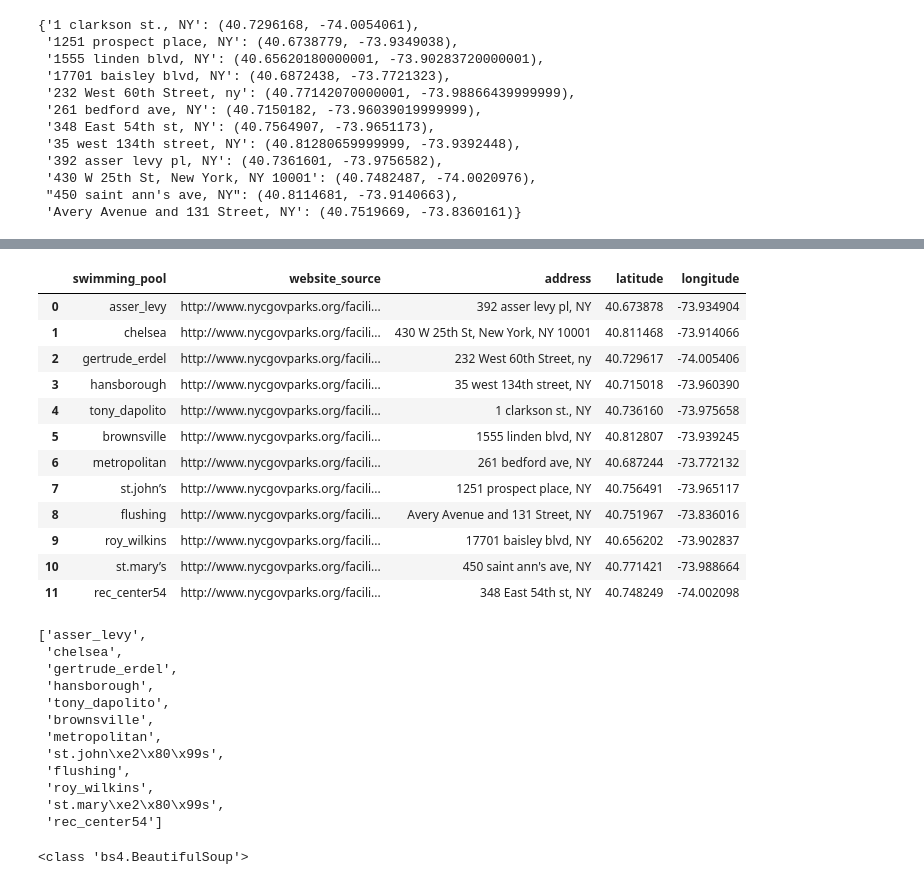
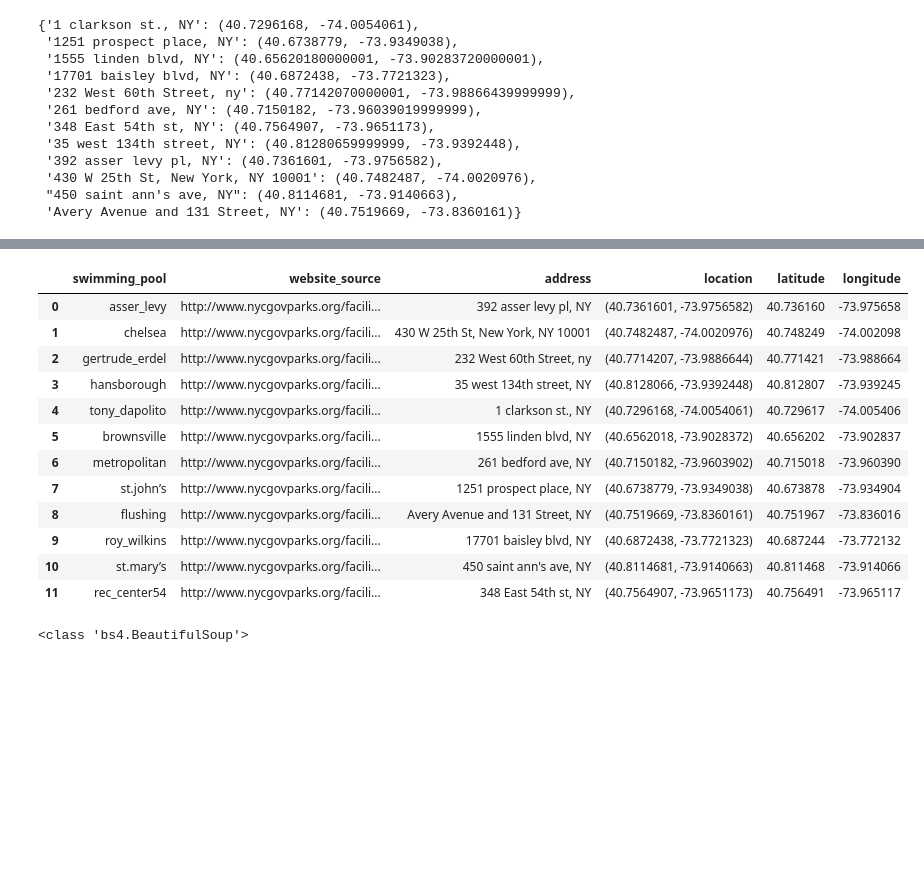
Before and after one commit to stephgline/NYClapfinder, a Jupyter notebook: 4.11.16.pool_project.ipynb, the cells around one changed output, grey strips where cells are left out. Cells and saved outputs as stored; diff of their text form; code cells hidden in the pictures; blank space fills up the shorter version.

```diff
--- a/4.11.16.pool_project.ipynb
+++ b/4.11.16.pool_project.ipynb
@@ -75,3 +76,9 @@ poolcoord
  '430 W 25th St, New York, NY 10001': (40.7482487, -74.0020976),
  "450 saint ann's ave, NY": (40.8114681, -73.9140663),
  'Avery Avenue and 131 Street, NY': (40.7519669, -73.8360161)}
+# %%
+locationlist = []
+for i in pools['address']:
+    locationlist.append(poolcoord[i])
+# %%
+pools['location'] = locationlist
@@ -127,7 +105,7 @@ dflocation = pools_coords['latlon']
 # %%
 latitude = []
 longitude = []
-for i in dflocation:
+for i in pools['location']:
     i = str(i)
     latitude.append(make_tuple(i)[0])
     longitude.append(make_tuple(i)[1])
@@ -163,35 +112,22 @@ poolcoordinates.to_csv('poolsandcoords')
-# %%
-completepools
-# %% [output]
-|  | swimming_pool | website_source | address | latitude | longitude |
-| 0 | asser_levy | http://www.nycgovparks.org/facili... | 392 asser levy pl, NY | 40.673878 | -73.934904 |
-| 1 | chelsea | http://www.nycgovparks.org/facili... | 430 W 25th St, New York, NY 10001 | 40.811468 | -73.914066 |
-| 2 | gertrude_erdel | http://www.nycgovparks.org/facili... | 232 West 60th Street, ny | 40.729617 | -74.005406 |
-| 3 | hansborough | http://www.nycgovparks.org/facili... | 35 west 134th street, NY | 40.715018 | -73.960390 |
-| 4 | tony_dapolito | http://www.nycgovparks.org/facili... | 1 clarkson st., NY | 40.736160 | -73.975658 |
-| 5 | brownsville | http://www.nycgovparks.org/facili... | 1555 linden blvd, NY | 40.812807 | -73.939245 |
-| 6 | metropolitan | http://www.nycgovparks.org/facili... | 261 bedford ave, NY | 40.687244 | -73.772132 |
-| 7 | st.john’s | http://www.nycgovparks.org/facili... | 1251 prospect place, NY | 40.756491 | -73.965117 |
-| 8 | flushing | http://www.nycgovparks.org/facili... | Avery Avenue and 131 Street, NY | 40.751967 | -73.836016 |
-| 9 | roy_wilkins | http://www.nycgovparks.org/facili... | 17701 baisley blvd, NY | 40.656202 | -73.902837 |
-| 10 | st.mary’s | http://www.nycgovparks.org/facili... | 450 saint ann's ave, NY | 40.771421 | -73.988664 |
-| 11 | rec_center54 | http://www.nycgovparks.org/facili... | 348 East 54th st, NY | 40.748249 | -74.002098 |
-# %%
-plist = completepools['swimming_pool'].tolist()
-plist
-# %% [output]
-['asser_levy',
- 'chelsea',
- 'gertrude_erdel',
- 'hansborough',
- 'tony_dapolito',
- 'brownsville',
- 'metropolitan',
- 'st.john\xe2\x80\x99s',
- 'flushing',
- 'roy_wilkins',
- 'st.mary\xe2\x80\x99s',
- 'rec_center54']
+# %%
+pools['latitude'] = latitude
+pools['longitude'] = longitude
+# %%
+pools
+# %% [output]
+|  | swimming_pool | website_source | address | location | latitude | longitude |
+| 0 | asser_levy | http://www.nycgovparks.org/facili... | 392 asser levy pl, NY | (40.7361601, -73.9756582) | 40.736160 | -73.975658 |
+| 1 | chelsea | http://www.nycgovparks.org/facili... | 430 W 25th St, New York, NY 10001 | (40.7482487, -74.0020976) | 40.748249 | -74.002098 |
+| 2 | gertrude_erdel | http://www.nycgovparks.org/facili... | 232 West 60th Street, ny | (40.7714207, -73.9886644) | 40.771421 | -73.988664 |
+| 3 | hansborough | http://www.nycgovparks.org/facili... | 35 west 134th street, NY | (40.8128066, -73.9392448) | 40.812807 | -73.939245 |
+| 4 | tony_dapolito | http://www.nycgovparks.org/facili... | 1 clarkson st., NY | (40.7296168, -74.0054061) | 40.729617 | -74.005406 |
+| 5 | brownsville | http://www.nycgovparks.org/facili... | 1555 linden blvd, NY | (40.6562018, -73.9028372) | 40.656202 | -73.902837 |
+| 6 | metropolitan | http://www.nycgovparks.org/facili... | 261 bedford ave, NY | (40.7150182, -73.9603902) | 40.715018 | -73.960390 |
+| 7 | st.john’s | http://www.nycgovparks.org/facili... | 1251 prospect place, NY | (40.6738779, -73.9349038) | 40.673878 | -73.934904 |
+| 8 | flushing | http://www.nycgovparks.org/facili... | Avery Avenue and 131 Street, NY | (40.7519669, -73.8360161) | 40.751967 | -73.836016 |
+| 9 | roy_wilkins | http://www.nycgovparks.org/facili... | 17701 baisley blvd, NY | (40.6872438, -73.7721323) | 40.687244 | -73.772132 |
+| 10 | st.mary’s | http://www.nycgovparks.org/facili... | 450 saint ann's ave, NY | (40.8114681, -73.9140663) | 40.811468 | -73.914066 |
+| 11 | rec_center54 | http://www.nycgovparks.org/facili... | 348 East 54th st, NY | (40.7564907, -73.9651173) | 40.756491 | -73.965117 |
 # %%
 #reading in pool schedule html for asser_levy using beautifulsoup
 r = urllib.urlopen('http://www.nycgovparks.org/facilities/recreationcenters/B085/schedule#Pool').read()
```
Also changed, not shown: parts of 52 cells of this notebook.
